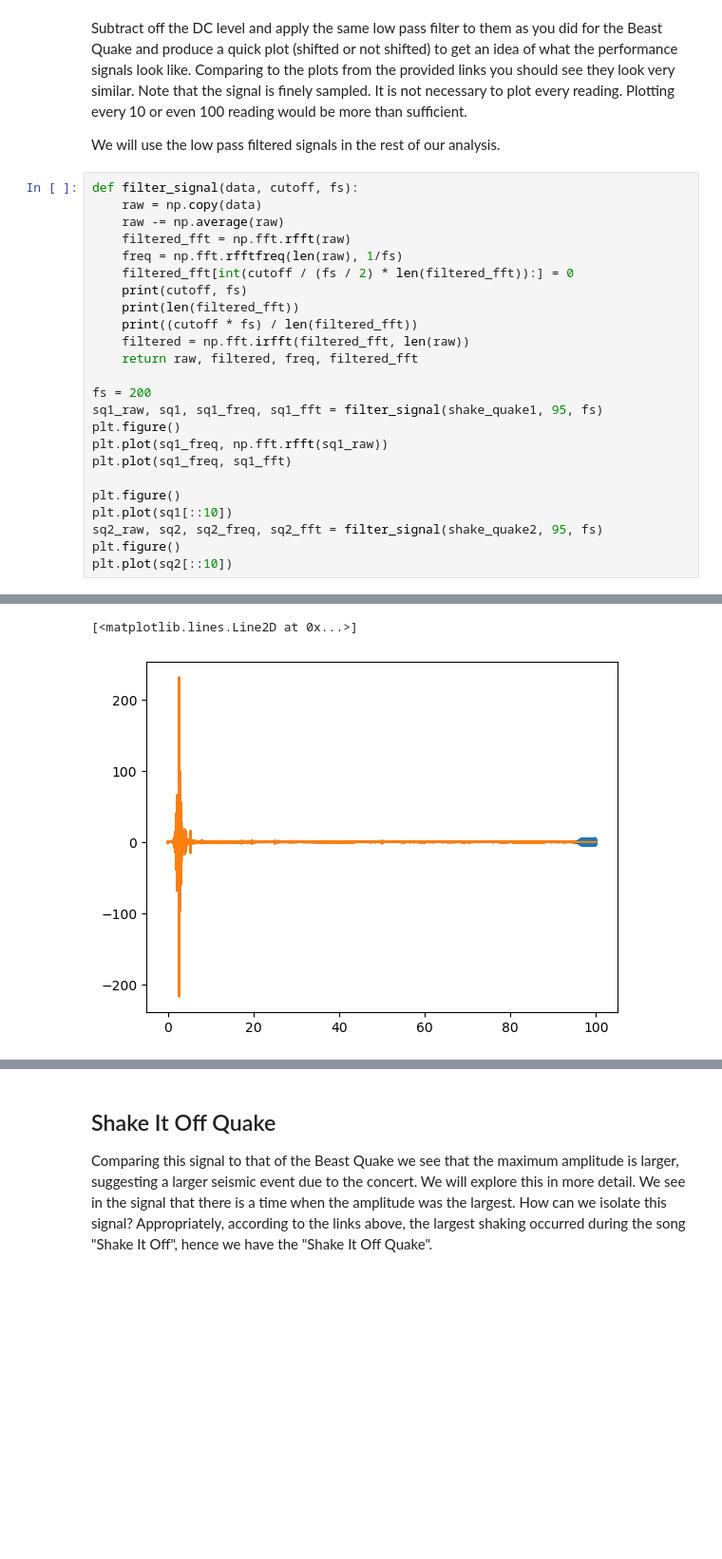
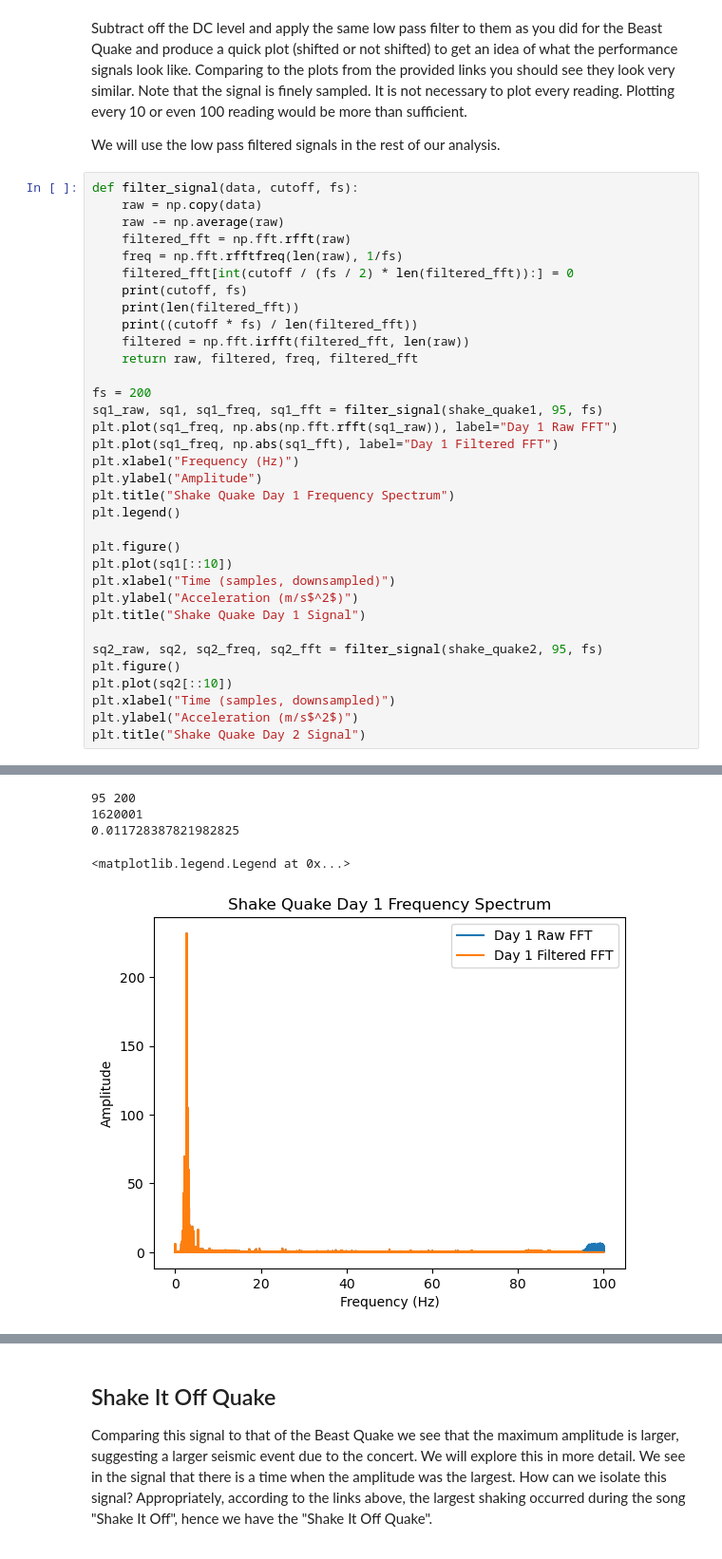
Before and after one commit to SerenaLynas/p250-spring-2026, a Jupyter notebook: labs/Lab10.ipynb, the cells around one changed output, grey strips where cells are left out. Shown at 95% size. Cells and saved outputs as stored; diff of their text form; blank space fills up the shorter version.

```diff
--- a/labs/Lab10.ipynb
+++ b/labs/Lab10.ipynb
@@ -191,15 +199,25 @@ def filter_signal(data, cutoff, fs):
 
 fs = 200
 sq1_raw, sq1, sq1_freq, sq1_fft = filter_signal(shake_quake1, 95, fs)
-plt.figure()
-plt.plot(sq1_freq, np.fft.rfft(sq1_raw))
-plt.plot(sq1_freq, sq1_fft)
+plt.plot(sq1_freq, np.abs(np.fft.rfft(sq1_raw)), label="Day 1 Raw FFT")
+plt.plot(sq1_freq, np.abs(sq1_fft), label="Day 1 Filtered FFT")
+plt.xlabel("Frequency (Hz)")
+plt.ylabel("Amplitude")
+plt.title("Shake Quake Day 1 Frequency Spectrum")
+plt.legend()
 
 plt.figure()
 plt.plot(sq1[::10])
+plt.xlabel("Time (samples, downsampled)")
+plt.ylabel("Acceleration (m/s$^2$)")
+plt.title("Shake Quake Day 1 Signal")
+
 sq2_raw, sq2, sq2_freq, sq2_fft = filter_signal(shake_quake2, 95, fs)
 plt.figure()
 plt.plot(sq2[::10])
+plt.xlabel("Time (samples, downsampled)")
+plt.ylabel("Acceleration (m/s$^2$)")
+plt.title("Shake Quake Day 2 Signal")
 # %% [output]
 95 200
 1440001
@@ -210,2 +227,5 @@ plt.plot(sq2[::10])
-[<matplotlib.lines.Line2D at 0x...>]
+95 200
+1620001
+0.011728387821982825
+<matplotlib.legend.Legend at 0x...>
-[figure, old version]
+[figure, new version]
```
Also changed, not shown: parts of 8 cells of this notebook.
